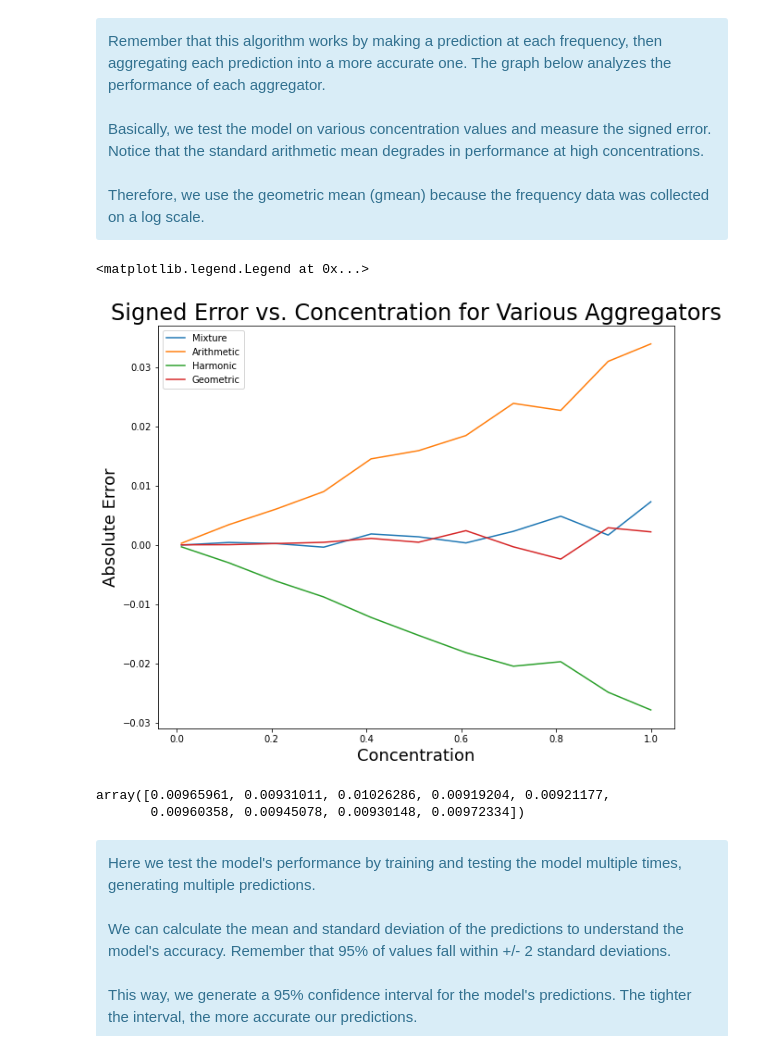
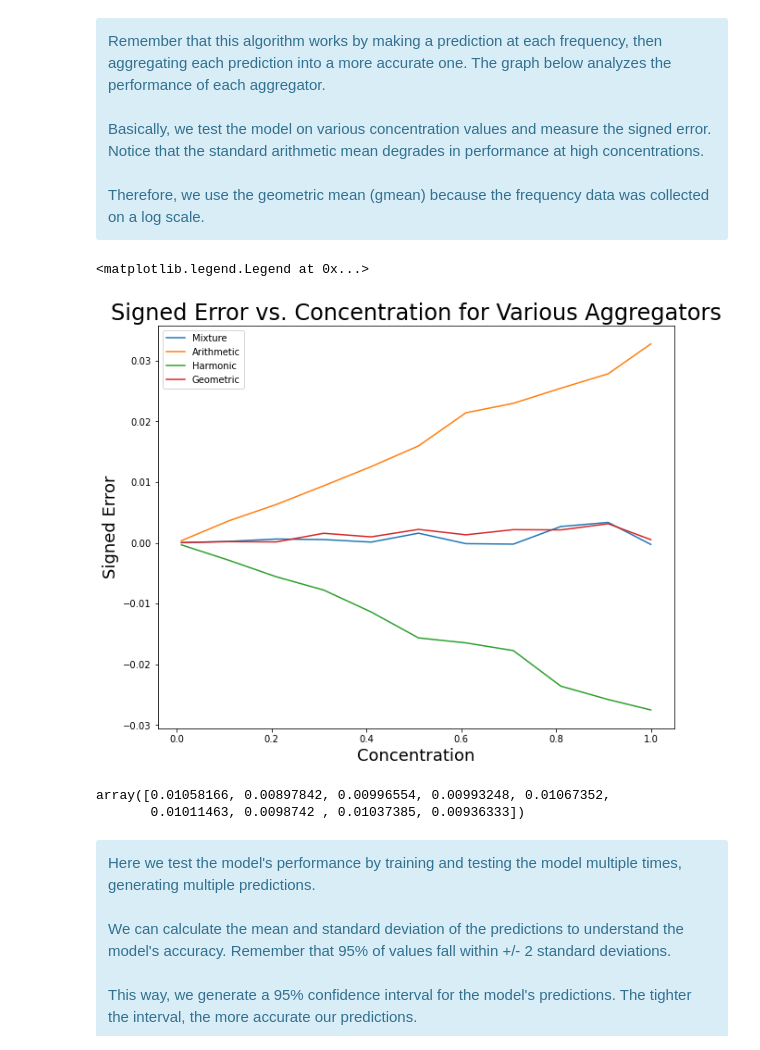
Before and after one commit to nazeern/nanotech, a Jupyter notebook: Sandbox.ipynb, the cells around one changed output. Cells and saved outputs as stored; diff of their text form; code cells hidden in the pictures.

```diff
--- a/Sandbox.ipynb
+++ b/Sandbox.ipynb
@@ -643,7 +645,7 @@ X = X_true + train_noise_scale * noises
 fit_w = fit(X, y, concs=concs)
 
 ###############
-true_conc = 0.21
+true_conc = 0.42
 ###############
 
 # Generate noisy test data
@@ -754,24 +756,24 @@ into a more accurate one. The graph below analyzes the performance of each aggre
 # %%
 custom = lambda lst: (np.mean(lst) + hmean(lst) + gmean(lst)) / 3
 plt.figure(figsize=(10, 8))
 for agg_fn, name in zip((custom, np.mean, hmean, gmean), ("Mixture", "Arithmetic", "Harmonic", "Geometric")):
     errs = [np.mean(test_model(c, n_runs=81, n_train_samp=9, agg=agg_fn)) - c for c in concs]
     plt.plot(concs, errs, label=name)
 
 plt.title("Signed Error vs. Concentration for Various Aggregators", size=24)
 plt.xlabel("Concentration", size=18)
-plt.ylabel("Absolute Error", size=18)
+plt.ylabel("Signed Error", size=18)
 plt.legend()
 # %% [output]
 <matplotlib.legend.Legend at 0x...>
-[figure, old version]
+[figure, new version]
 # %%
 true_conc = 0.01
 test_preds = test_model(true_conc, noise_scale=0.4, n_runs=9, n_train_samp=9, test_noise_scale=0.01, agg=gmean)
 test_preds
 # %% [output]
-array([0.00965961, 0.00931011, 0.01026286, 0.00919204, 0.00921177,
-       0.00960358, 0.00945078, 0.00930148, 0.00972334])
+array([0.01058166, 0.00897842, 0.00996554, 0.00993248, 0.01067352,
+       0.01011463, 0.0098742 , 0.01037385, 0.00936333])
 # %%
 mu = np.mean(test_preds)
 z = np.std(test_preds)
```
Also changed, not shown: parts of 9 cells of this notebook.
